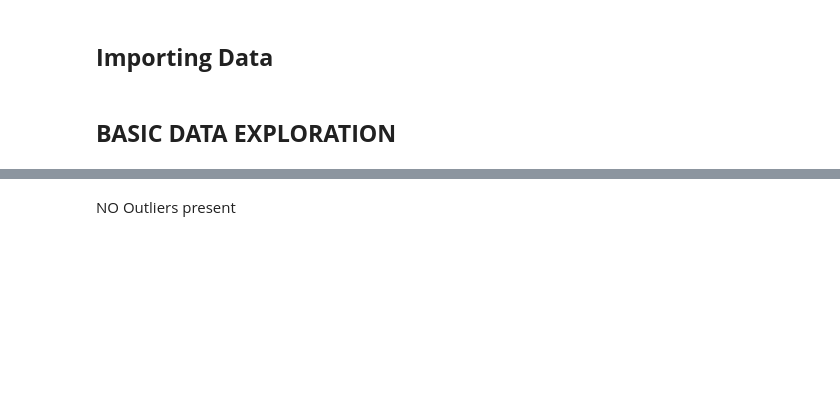
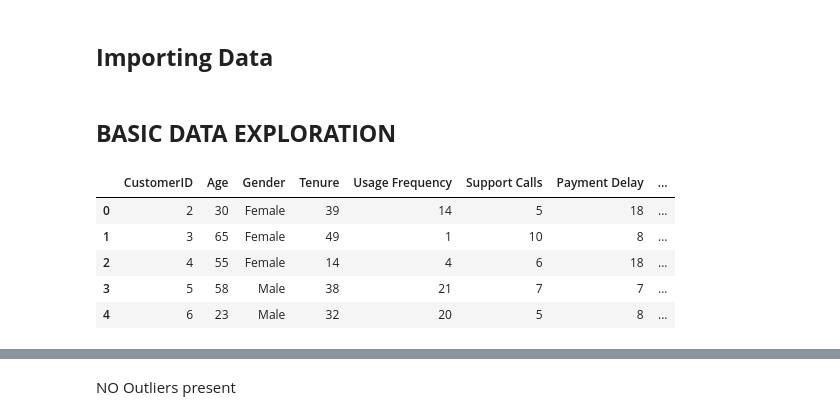
Before and after one commit to nihalsiddiqui7/churn-prediction, a Jupyter notebook: notebooks/churn_prediction_final.ipynb, the cells around one changed output, grey strips where cells are left out. Cells and saved outputs as stored; diff of their text form; code cells hidden in the pictures; blank space fills up the shorter version.

```diff
--- a/notebooks/churn_prediction_final.ipynb
+++ b/notebooks/churn_prediction_final.ipynb
@@ -13,4 +12,11 @@ df_train = pd.read_csv(r"D:\Data science\Portfolio Projects\churn_prediction\chu
 # %% [markdown]
 ## **BASIC DATA EXPLORATION**
 # %%
-df_test.head()
+df.head()
+# %% [output]
+|  | CustomerID | Age | Gender | Tenure | Usage Frequency | Support Calls | Payment Delay | ... |
+| 0 | 2 | 30 | Female | 39 | 14 | 5 | 18 | ... |
+| 1 | 3 | 65 | Female | 49 | 1 | 10 | 8 | ... |
+| 2 | 4 | 55 | Female | 14 | 4 | 6 | 18 | ... |
+| 3 | 5 | 58 | Male | 38 | 21 | 7 | 7 | ... |
+| 4 | 6 | 23 | Male | 32 | 20 | 5 | 8 | ... |
```
Also changed, not shown: parts of 41 cells of this notebook.
